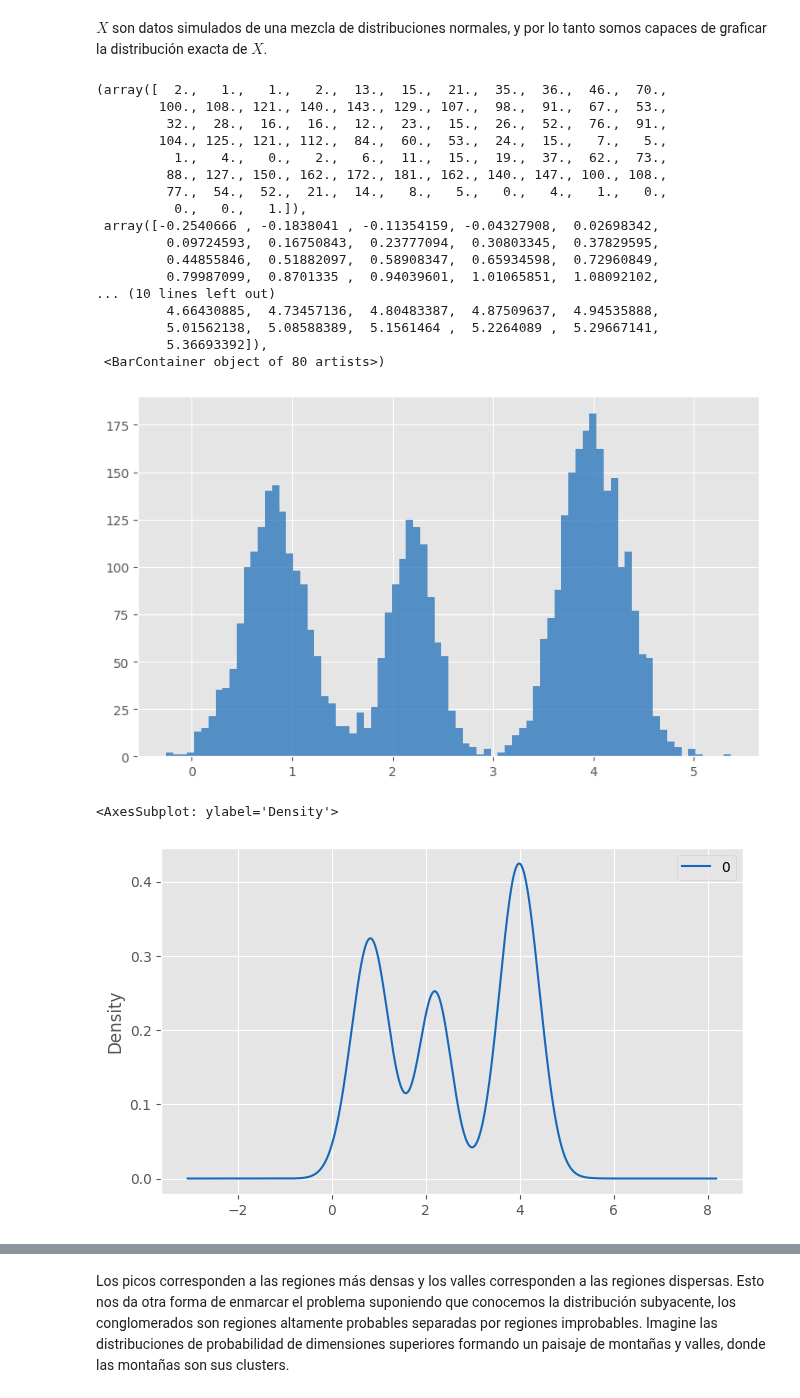
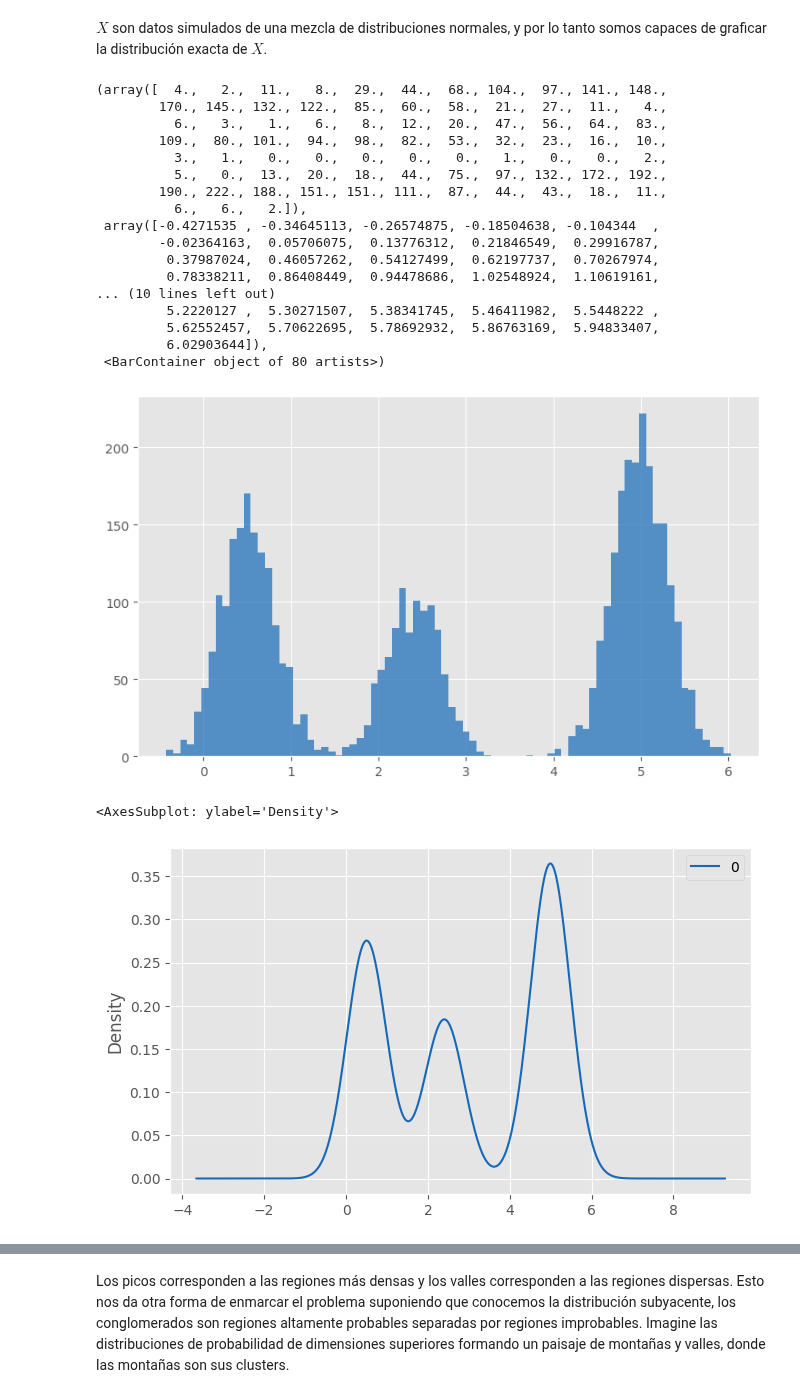
Before and after one commit to Datavaid/HDBSCAN, a Jupyter notebook: First_HDBSCAN.ipynb, the cells around one changed output, grey strips where cells are left out. Cells and saved outputs as stored; diff of their text form; code cells hidden in the pictures.

```diff
--- a/First_HDBSCAN.ipynb
+++ b/First_HDBSCAN.ipynb
@@ -132,36 +131,37 @@ def create_mixtures(pis, mus, Sigmas, N=5000, rseed = None):
     return np.concatenate(points), np.concatenate(labels)
 # %%
 data, labels = create_mixtures(pis = [0.3, 0.2, 0.4],
-                               mus =[[0.8], [2.2], [4]],
-                               Sigmas = [0.1, 0.06, 0.1])
+                               mus =[[0.5], [2.4], [5]],
+                               Sigmas = [0.1, 0.1, 0.1],
+                               rseed = 4)
 
 fig, ax = plt.subplots(1, tight_layout = True)
 ax.hist(data, bins = 80, alpha = 0.7, color = '#1569B8')
 # %% [output]
-(array([  2.,   1.,   1.,   2.,  13.,  15.,  21.,  35.,  36.,  46.,  70.,
-        100., 108., 121., 140., 143., 129., 107.,  98.,  91.,  67.,  53.,
-         32.,  28.,  16.,  16.,  12.,  23.,  15.,  26.,  52.,  76.,  91.,
-        104., 125., 121., 112.,  84.,  60.,  53.,  24.,  15.,   7.,   5.,
-          1.,   4.,   0.,   2.,   6.,  11.,  15.,  19.,  37.,  62.,  73.,
-         88., 127., 150., 162., 172., 181., 162., 140., 147., 100., 108.,
-         77.,  54.,  52.,  21.,  14.,   8.,   5.,   0.,   4.,   1.,   0.,
-          0.,   0.,   1.]),
- array([-0.2540666 , -0.1838041 , -0.11354159, -0.04327908,  0.02698342,
-         0.09724593,  0.16750843,  0.23777094,  0.30803345,  0.37829595,
-         0.44855846,  0.51882097,  0.58908347,  0.65934598,  0.72960849,
-         0.79987099,  0.8701335 ,  0.94039601,  1.01065851,  1.08092102,
+(array([  4.,   2.,  11.,   8.,  29.,  44.,  68., 104.,  97., 141., 148.,
+        170., 145., 132., 122.,  85.,  60.,  58.,  21.,  27.,  11.,   4.,
+          6.,   3.,   1.,   6.,   8.,  12.,  20.,  47.,  56.,  64.,  83.,
+        109.,  80., 101.,  94.,  98.,  82.,  53.,  32.,  23.,  16.,  10.,
+          3.,   1.,   0.,   0.,   0.,   0.,   0.,   1.,   0.,   0.,   2.,
+          5.,   0.,  13.,  20.,  18.,  44.,  75.,  97., 132., 172., 192.,
+        190., 222., 188., 151., 151., 111.,  87.,  44.,  43.,  18.,  11.,
+          6.,   6.,   2.]),
+ array([-0.4271535 , -0.34645113, -0.26574875, -0.18504638, -0.104344  ,
+        -0.02364163,  0.05706075,  0.13776312,  0.21846549,  0.29916787,
+         0.37987024,  0.46057262,  0.54127499,  0.62197737,  0.70267974,
+         0.78338211,  0.86408449,  0.94478686,  1.02548924,  1.10619161,
 ... (10 lines left out)
-         4.66430885,  4.73457136,  4.80483387,  4.87509637,  4.94535888,
-         5.01562138,  5.08588389,  5.1561464 ,  5.2264089 ,  5.29667141,
-         5.36693392]),
+         5.2220127 ,  5.30271507,  5.38341745,  5.46411982,  5.5448222 ,
+         5.62552457,  5.70622695,  5.78692932,  5.86763169,  5.94833407,
+         6.02903644]),
  <BarContainer object of 80 artists>)
-[figure, old version]
+[figure, new version]
 # %%
 df = pd.DataFrame(data)
 df.plot.density(c = '#1569B8')
 # %% [output]
 <AxesSubplot: ylabel='Density'>
-[figure, old version]
+[figure, new version]
 # %% [markdown]
 <figure>
 <center>
```
Also changed, not shown: parts of 1 cell of this notebook.
